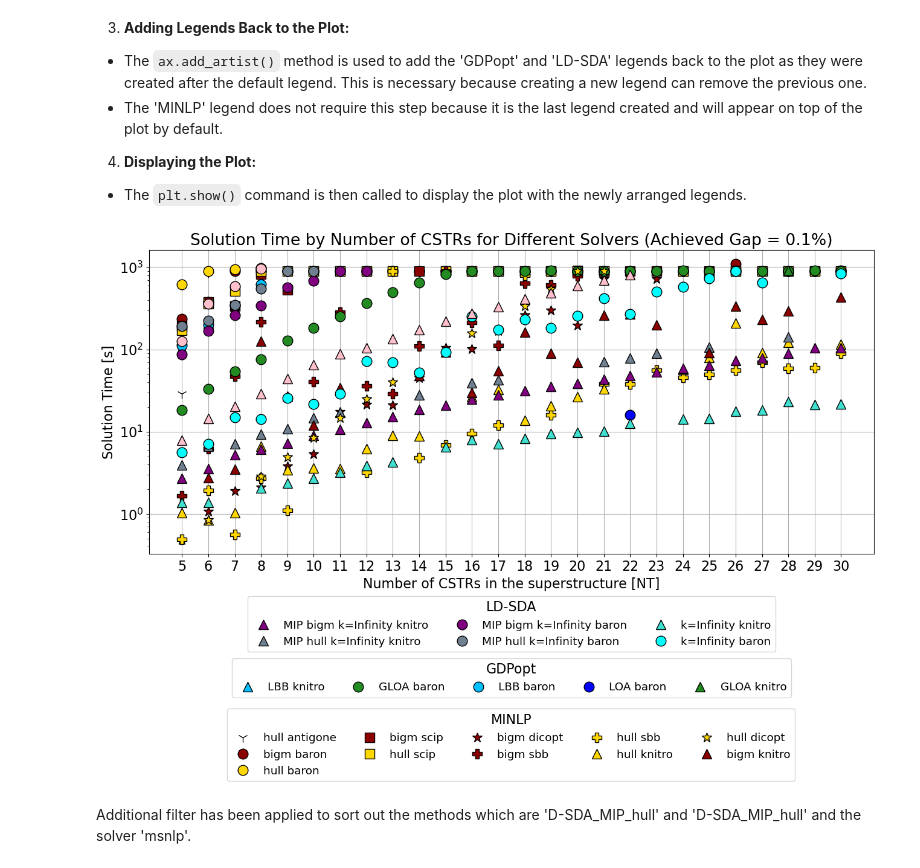
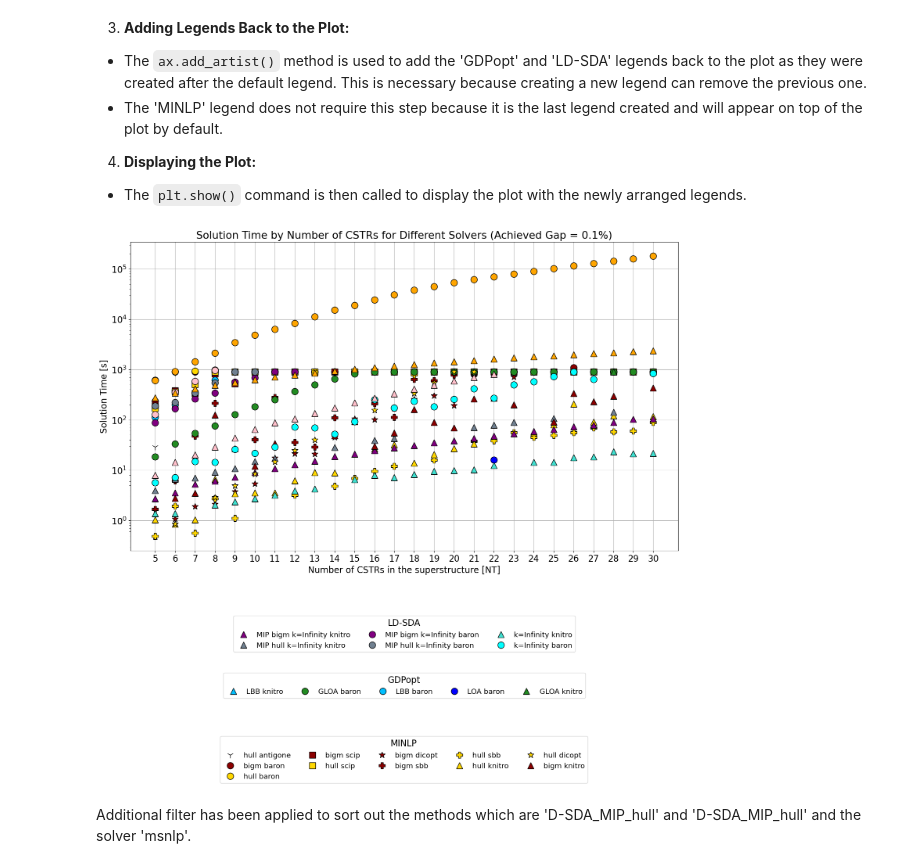
Before and after one commit to SECQUOIA/dsda-gdp, a Jupyter notebook: results/visualize_cstr_model.ipynb, the cells around one changed output. Drawn from its saved outputs; the diff is of its cells as text; code cells hidden in the pictures.

```diff
--- a/results/visualize_cstr_model.ipynb
+++ b/results/visualize_cstr_model.ipynb
@@ -361,7 +361,7 @@ gap = 0.1
 df = df[df.apply(lambda row: np.isclose(row['Objective'], objective_values[row['NT']], rtol= gap * 1e-2), axis=1)]
 
 # Plotting setup
-fig, ax = plt.subplots(figsize=(20, 8))
+fig, ax = plt.subplots(figsize=(20, 10))
 
 # Increase font size
 plt.rcParams.update({'font.size': 16})
@@ -402,7 +402,8 @@ method_approach_colors = {
     'D-SDA_k=Infinity_baron': 'cyan',
     'D-SDA_k=2_knitro': 'firebrick',
     'D-SDA_k=2_baron': 'cyan',
-    'Compl_Enum': 'yellow'
+    'Compl_Enum': 'pink',
+    'Total_Enum': 'orange'
 }
 
 
@@ -444,7 +445,7 @@ handles, labels = ax.get_legend_handles_labels()
 sorted_indices = np.argsort(labels)
 sorted_handles = [handles[idx] for idx in sorted_indices]
 sorted_labels = [labels[idx] for idx in sorted_indices]
-ax.legend(sorted_handles, sorted_labels, loc='upper center', bbox_to_anchor=(0.5, -0.10), ncol=3)
+ax.legend(sorted_handles, sorted_labels, loc='upper center', bbox_to_anchor=(0.5, -0.15), ncol=3)
 
 plt.show()
 # %% [output]
@@ -519,7 +520,7 @@ gap = 0.1
 df = df[df.apply(lambda row: np.isclose(row['Objective'], objective_values[row['NT']], rtol= gap * 1e-2), axis=1)]
 
 # Plotting setup
-fig, ax = plt.subplots(figsize=(18, 8))
+fig, ax = plt.subplots(figsize=(20, 10))
 
 # Increase font size
 plt.rcParams.update({'font.size': 16})
@@ -560,7 +561,8 @@ method_approach_colors = {
     'D-SDA_k=Infinity_baron': 'cyan',
     'D-SDA_k=2_knitro': 'firebrick',
     'D-SDA_k=2_baron': 'cyan',
-    'Compl_Enum': 'pink'
+    'Compl_Enum': 'pink',
+    'Total_Enum': 'orange'
 }
 
 
@@ -599,34 +601,34 @@ ax.set_xticks(selected_NT)
 
 # Sort the legend labels and handles
 GDPopt_handles, GDPopt_labels = [], []
 DSDA_handles, DSDA_labels = [], []
 MINLP_handles, MINLP_labels = [], []
 Enum_handles, Enum_labels = [], []
 
 for handle, label, in zip(*ax.get_legend_handles_labels()):
     if 'GDPopt' in label:
         GDPopt_handles.append(handle)
         GDPopt_labels.append(label.replace('GDPopt_', '').replace('_', ' '))
     elif 'D-SDA' in label:
         DSDA_handles.append(handle)
         DSDA_labels.append(label.replace('D-SDA_', '').replace('_', ' '))
     elif 'MINLP' in label:
         MINLP_handles.append(handle)
         MINLP_labels.append(label.replace('MINLP_', '').replace('_', ' '))
 
 # Create custom legends
 legend_GDPopt = ax.legend(GDPopt_handles, GDPopt_labels, title='GDPopt', loc='lower center', bbox_to_anchor=(0.5, -0.49), fontsize='small', ncol=5)
 legend_DSDA = ax.legend(DSDA_handles, DSDA_labels, title='LD-SDA', loc='lower center', bbox_to_anchor=(0.5, -0.34), fontsize='small', ncol=3)
 legend_MINLP = ax.legend(MINLP_handles, MINLP_labels, title='MINLP', loc='lower center', bbox_to_anchor=(0.5, -0.765, -0.001, 0.5), fontsize='small', ncol=5)
 
 # Add the legends back to the plot
 ax.add_artist(legend_GDPopt)
 ax.add_artist(legend_DSDA)
 # No need to add the last artist, as it will be on top by default
 
 plt.show()
 # %% [output]
-[figure, old version]
+[figure, new version]
 # %% [markdown]
 Additional filter has been applied to sort out the methods which are 'D-SDA_MIP_hull' and 'D-SDA_MIP_hull' and the solver 'msnlp'.
 # %%
```
Also changed, not shown: parts of 7 cells of this notebook, 2 other files.
